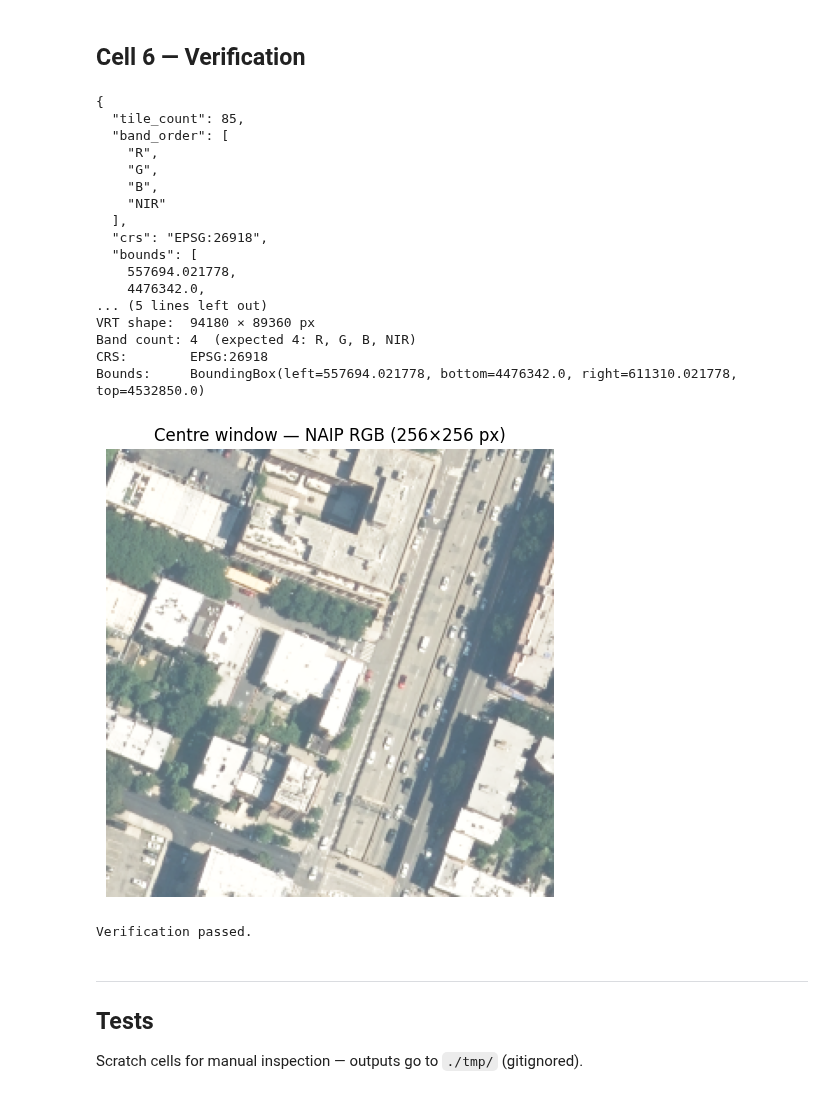
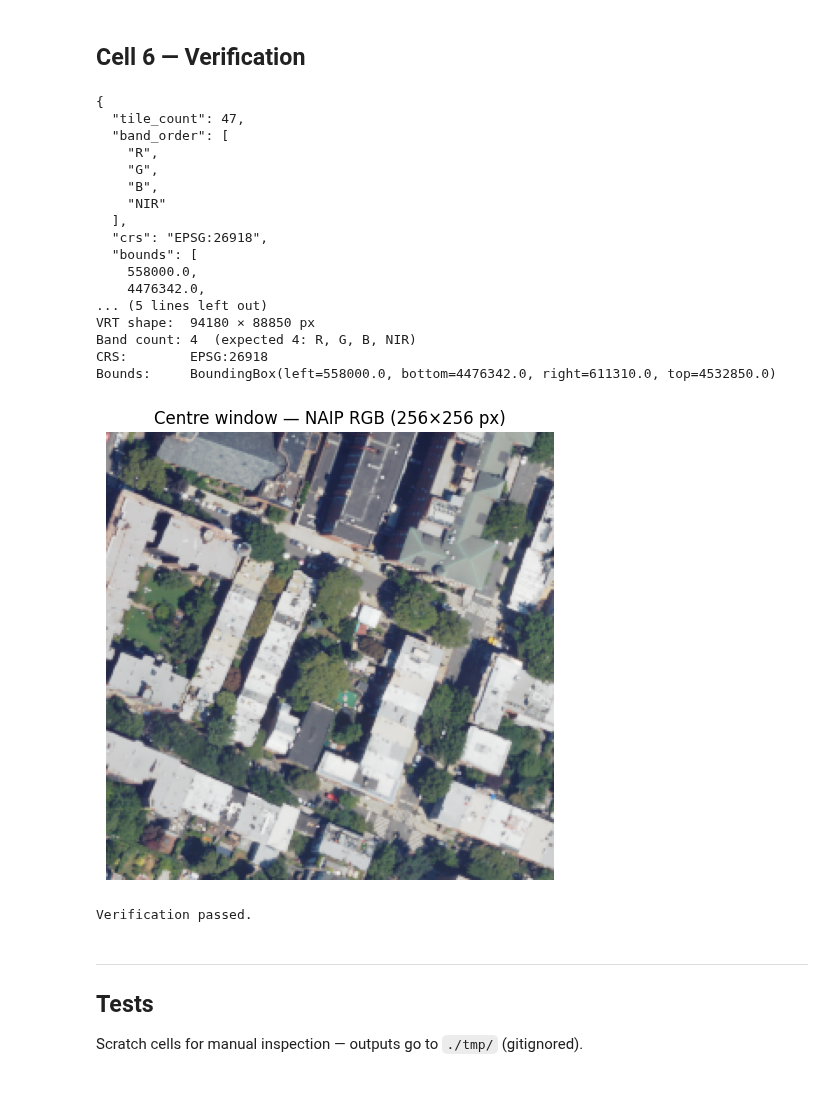
Before and after one commit to poltergeistjoya/Vacant_Lot_Detection, a Jupyter notebook: data_prep/01_prepare_segmentation_data.ipynb, the cells around one changed output. Drawn from its saved outputs; the diff is of its cells as text; code cells hidden in the pictures.

Commit message:
remove pycache, change crs to naip native epsg:26918, make VRT of just nyc tiles

```diff
--- a/data_prep/01_prepare_segmentation_data.ipynb
+++ b/data_prep/01_prepare_segmentation_data.ipynb
@@ -124,10 +126,10 @@ from rasterio.windows import Window
 import matplotlib.pyplot as plt
 
 # Print sidecar
-sidecar = json.loads(vrt_path.with_suffix(".json").read_text())
+sidecar = json.loads(output_vrt.with_suffix(".json").read_text())
 print(json.dumps(sidecar, indent=2))
 
-with rasterio.open(vrt_path) as ds:
+with rasterio.open(output_vrt) as ds:
     print(f"\nVRT shape:  {ds.height} × {ds.width} px")
     print(f"Band count: {ds.count}  (expected 4: R, G, B, NIR)")
     print(f"CRS:        {ds.crs}")
@@ -138,38 +140,38 @@ with rasterio.open(vrt_path) as ds:
     # Read 256×256 window from centre
     cx, cy = ds.width // 2, ds.height // 2
     window = Window(cx - 128, cy - 128, 256, 256)
     rgb = ds.read([1, 2, 3], window=window)  # R, G, B
 
 assert rgb.max() > 0, "Window is all-zero — check tile coverage"
 assert 0 <= rgb.min() and rgb.max() <= 255
 
 fig, ax = plt.subplots(figsize=(5, 5))
 ax.imshow(np.moveaxis(rgb, 0, -1))
 ax.set_title("Centre window — NAIP RGB (256×256 px)")
 ax.axis("off")
 plt.tight_layout()
 plt.show()
 
 print("Verification passed.")
 # %% [output]
 {
-  "tile_count": 85,
+  "tile_count": 47,
   "band_order": [
     "R",
     "G",
     "B",
     "NIR"
   ],
   "crs": "EPSG:26918",
   "bounds": [
-    557694.021778,
+    558000.0,
     4476342.0,
 ... (5 lines left out)
-VRT shape:  94180 × 89360 px
+VRT shape:  94180 × 88850 px
 Band count: 4  (expected 4: R, G, B, NIR)
 CRS:        EPSG:26918
-Bounds:     BoundingBox(left=557694.021778, bottom=4476342.0, right=611310.021778, top=4532850.0)
+Bounds:     BoundingBox(left=558000.0, bottom=4476342.0, right=611310.0, top=4532850.0)
-[figure, old version]
+[figure, new version]
 Verification passed.
 # %% [markdown]
 ---
```
Also changed, not shown: parts of 5 cells of this notebook, 2 other files.
